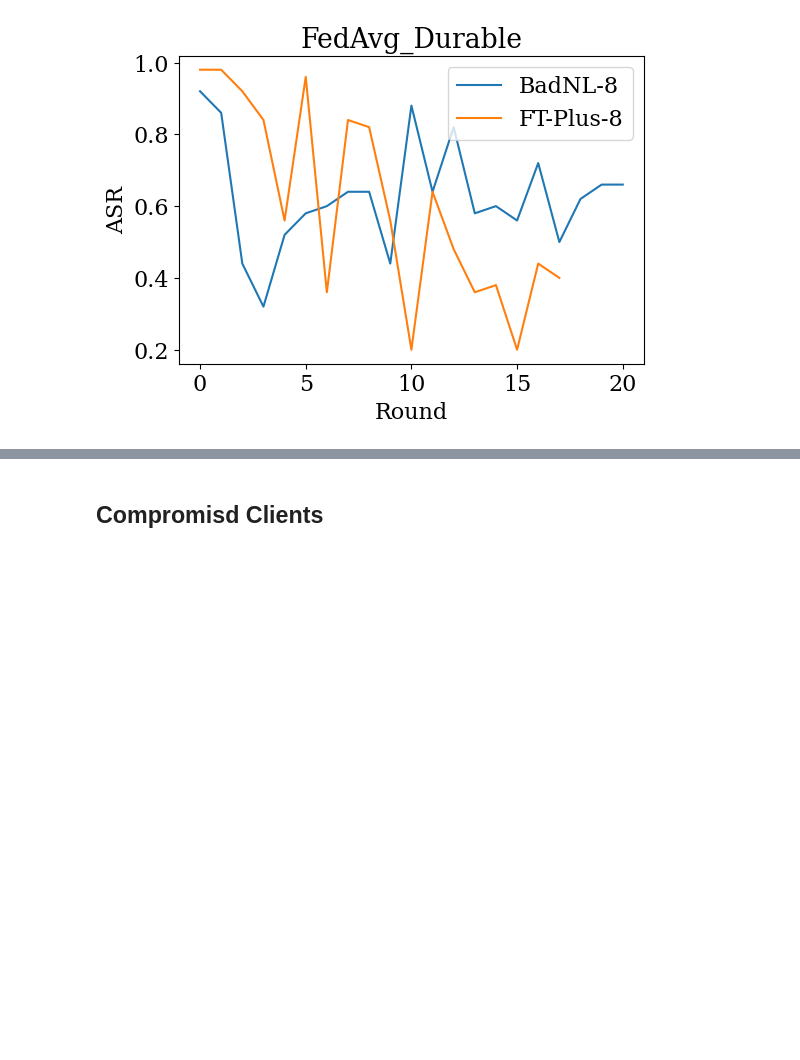
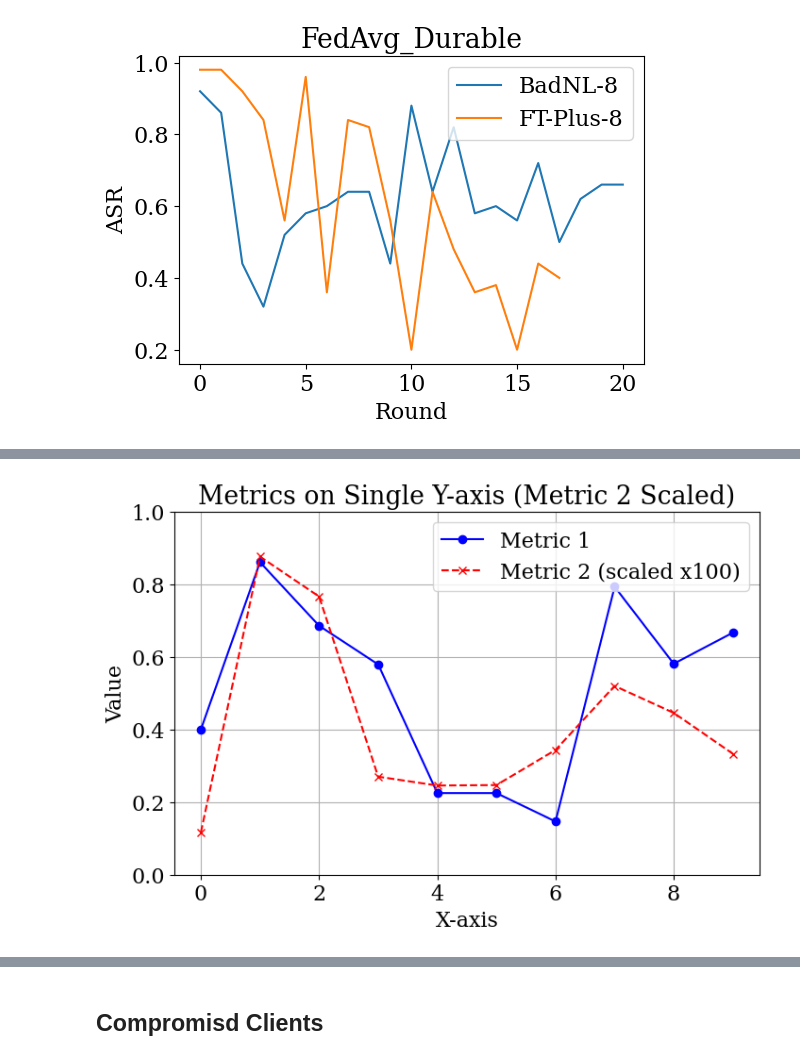
Before and after one commit to LuckMonkeys/OpenFedLLM, a Jupyter notebook: jupyter/03_plot_result.ipynb, the cells around one changed output, grey strips where cells are left out. Cells and saved outputs as stored; diff of their text form; code cells hidden in the pictures; blank space fills up the shorter version.

```diff
--- a/jupyter/03_plot_result.ipynb
+++ b/jupyter/03_plot_result.ipynb
@@ -83,0 +403,27 @@ fig.legend(handles, labels, loc="upper right", bbox_to_anchor=(0.9, 0.78))
+# %%
+import matplotlib.pyplot as plt
+import numpy as np
+
+x = np.arange(10)
+metric1_values = np.random.rand(10) * 0.8 + 0.1
+metric2_values = np.random.rand(10) * 0.008 + 0.001
+
+# 将 metric2 放大100倍，使其范围与 metric1 可比
+scale_factor = 100
+metric2_scaled = metric2_values * scale_factor
+
+fig, ax = plt.subplots(figsize=(8, 5))
+
+ax.plot(x, metric1_values, label='Metric 1', color='blue', marker='o')
+ax.plot(x, metric2_scaled, label=f'Metric 2 (scaled x{scale_factor})', color='red', marker='x', linestyle='--')
+
+ax.set_xlabel('X-axis')
+ax.set_ylabel('Value')
+ax.set_title('Metrics on Single Y-axis (Metric 2 Scaled)')
+ax.legend()
+ax.grid(True)
+ax.set_ylim(0, 1) # 可以设置一个统一的Y轴范围
+
+plt.show()
+# %% [output]
+[figure, added]
```
Also changed, not shown: parts of 30 cells of this notebook, 41 other files.
